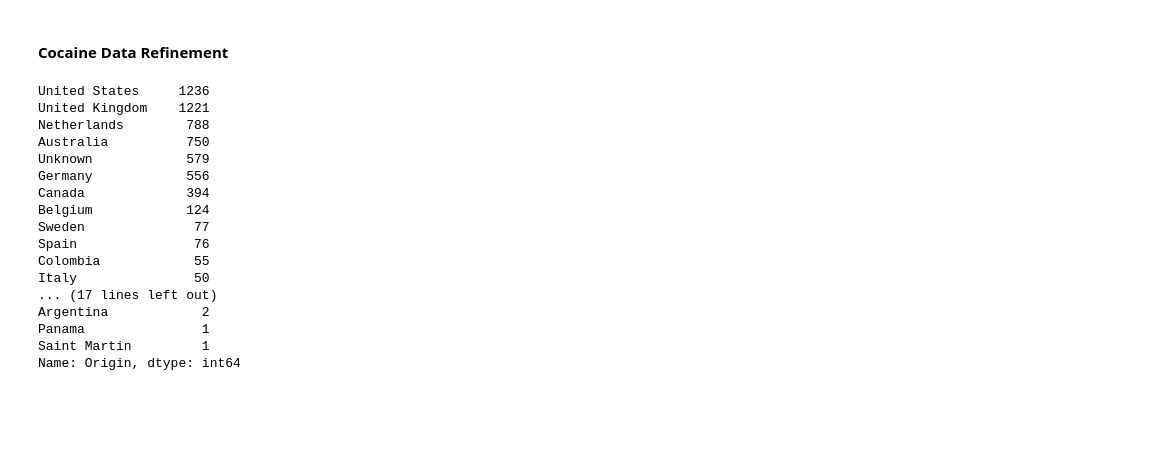
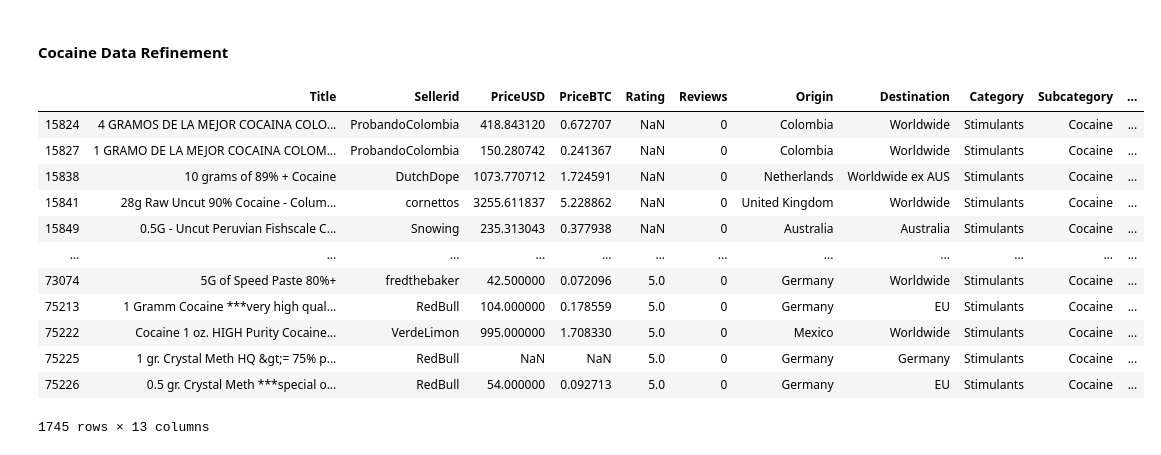
Before and after one commit to danielpetterson/darkwebmarkets, a Jupyter notebook: darknet_1.ipynb, the cells around one changed output. Drawn from its saved outputs; the diff is of its cells as text; code cells hidden in the pictures; blank space fills up the shorter version.

```diff
--- a/darknet_1.ipynb
+++ b/darknet_1.ipynb
@@ -585,27 +585,24 @@ cocaina = dfclean['Subcategory'] == 'Cocaine'
 dfcoca = dfclean[cocaina]
 # %%
 dfcoca['Origin'].value_counts()
-#dfcoca[dfcoca['Title'].str.contains('\d+%')]
+pure = re.compile('\d+%')
+dfpure = dfcoca[dfcoca['Title'].str.contains(pure)]
 #dfcoca['Purity'] =
 #dfcoca['Title'].str.extract(r'\d+%')
 # %% [output]
+|  | Title | Sellerid | PriceUSD | PriceBTC | Rating | Reviews | Origin | Destination | Category | Subcategory | ... |
+| 15824 | 4 GRAMOS DE LA MEJOR COCAINA COLO... | ProbandoColombia | 418.843120 | 0.672707 | NaN | 0 | Colombia | Worldwide | Stimulants | Cocaine | ... |
+| 15827 | 1 GRAMO DE LA MEJOR COCAINA COLOM... | ProbandoColombia | 150.280742 | 0.241367 | NaN | 0 | Colombia | Worldwide | Stimulants | Cocaine | ... |
+| 15838 | 10 grams of 89% + Cocaine | DutchDope | 1073.770712 | 1.724591 | NaN | 0 | Netherlands | Worldwide ex AUS | Stimulants | Cocaine | ... |
+| 15841 | 28g Raw Uncut 90% Cocaine - Colum... | cornettos | 3255.611837 | 5.228862 | NaN | 0 | United Kingdom | Worldwide | Stimulants | Cocaine | ... |
+| 15849 | 0.5G - Uncut Peruvian Fishscale C... | Snowing | 235.313043 | 0.377938 | NaN | 0 | Australia | Australia | Stimulants | Cocaine | ... |
+| ... | ... | ... | ... | ... | ... | ... | ... | ... | ... | ... | ... |
+| 73074 | 5G of Speed Paste 80%+ | fredthebaker | 42.500000 | 0.072096 | 5.0 | 0 | Germany | Worldwide | Stimulants | Cocaine | ... |
+| 75213 | 1 Gramm Cocaine ***very high qual... | RedBull | 104.000000 | 0.178559 | 5.0 | 0 | Germany | EU | Stimulants | Cocaine | ... |
+| 75222 | Cocaine 1 oz. HIGH Purity Cocaine... | VerdeLimon | 995.000000 | 1.708330 | 5.0 | 0 | Mexico | Worldwide | Stimulants | Cocaine | ... |
+| 75225 | 1 gr. Crystal Meth HQ &gt;= 75% p... | RedBull | NaN | NaN | 5.0 | 0 | Germany | Germany | Stimulants | Cocaine | ... |
+| 75226 | 0.5 gr. Crystal Meth ***special o... | RedBull | 54.000000 | 0.092713 | 5.0 | 0 | Germany | EU | Stimulants | Cocaine | ... |
-United States     1236
-United Kingdom    1221
-Netherlands        788
-Australia          750
-Unknown            579
-Germany            556
-Canada             394
-Belgium            124
-Sweden              77
-Spain               76
-Colombia            55
-Italy               50
-... (17 lines left out)
-Argentina            2
-Panama               1
-Saint Martin         1
-Name: Origin, dtype: int64
+1745 rows × 13 columns
 # %%
 #m = dfcoca['Title'].str.contains('\d+%')
 #dfcoca['Title'].str.extract('(\d+)', expand=False)
```
Also changed, not shown: parts of 4 cells of this notebook.
